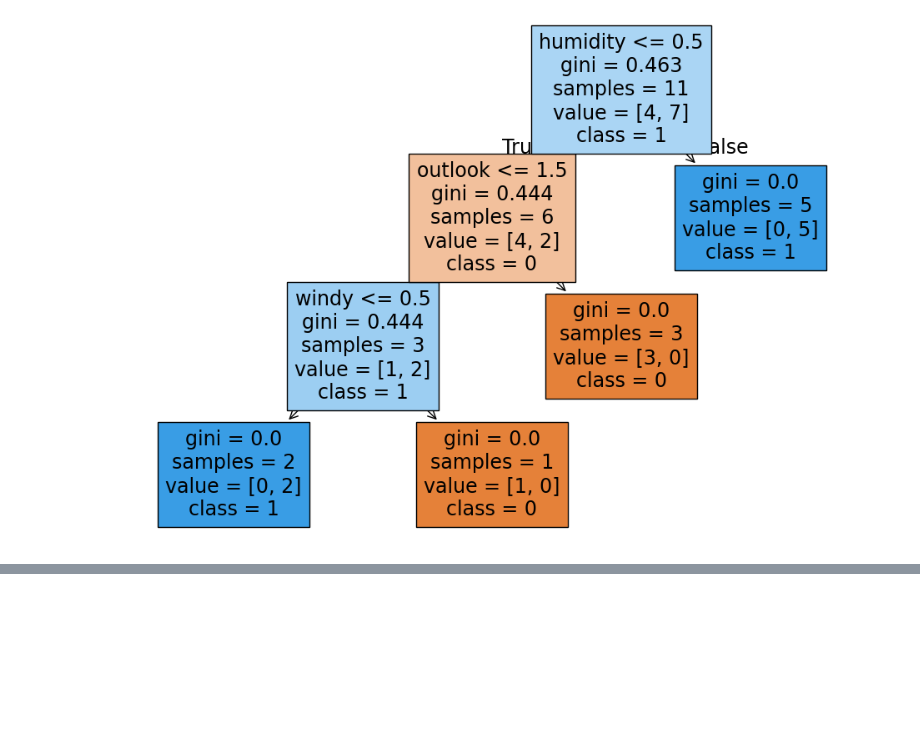
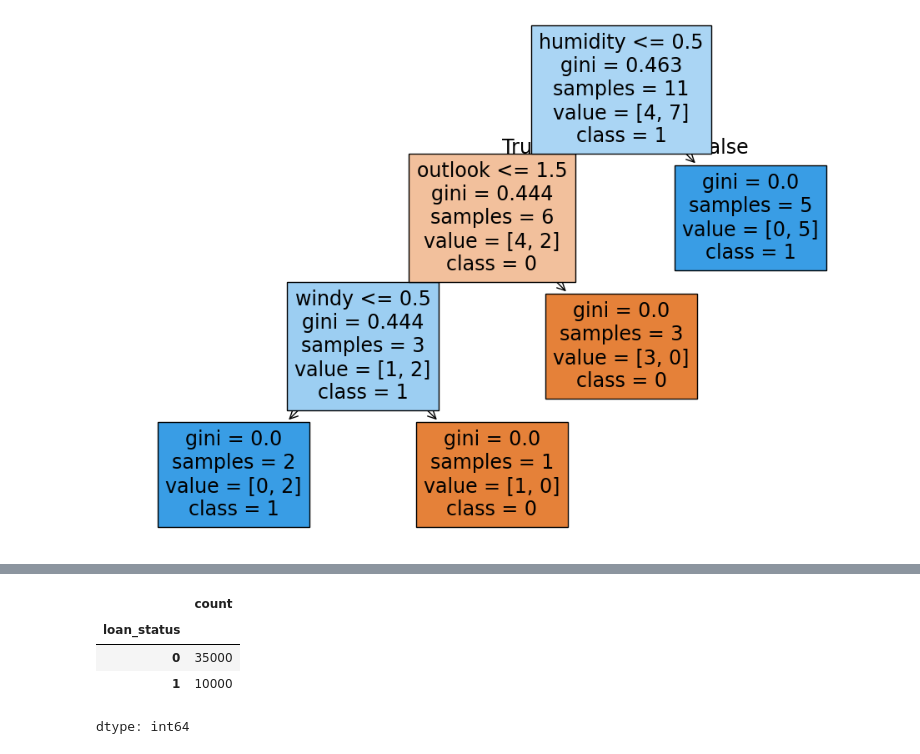
Before and after one commit to gowtham-dd/Data-Science-Basics, a Jupyter notebook: DecisionTree.ipynb, the cells around one changed output, grey strips where cells are left out. Saved outputs shown, nothing was run; the diff lists cells and outputs as text; code cells hidden in the pictures; blank space fills up the shorter version.

```diff
--- a/DecisionTree.ipynb
+++ b/DecisionTree.ipynb
@@ -72,0 +129,8 @@ plt.show()
+# %%
+df['loan_status'].value_counts()
+# %% [output]
+|  | count |
+| loan_status |  |
+| 0 | 35000 |
+| 1 | 10000 |
+dtype: int64
```
Also changed, not shown: parts of 4 cells of this notebook.
